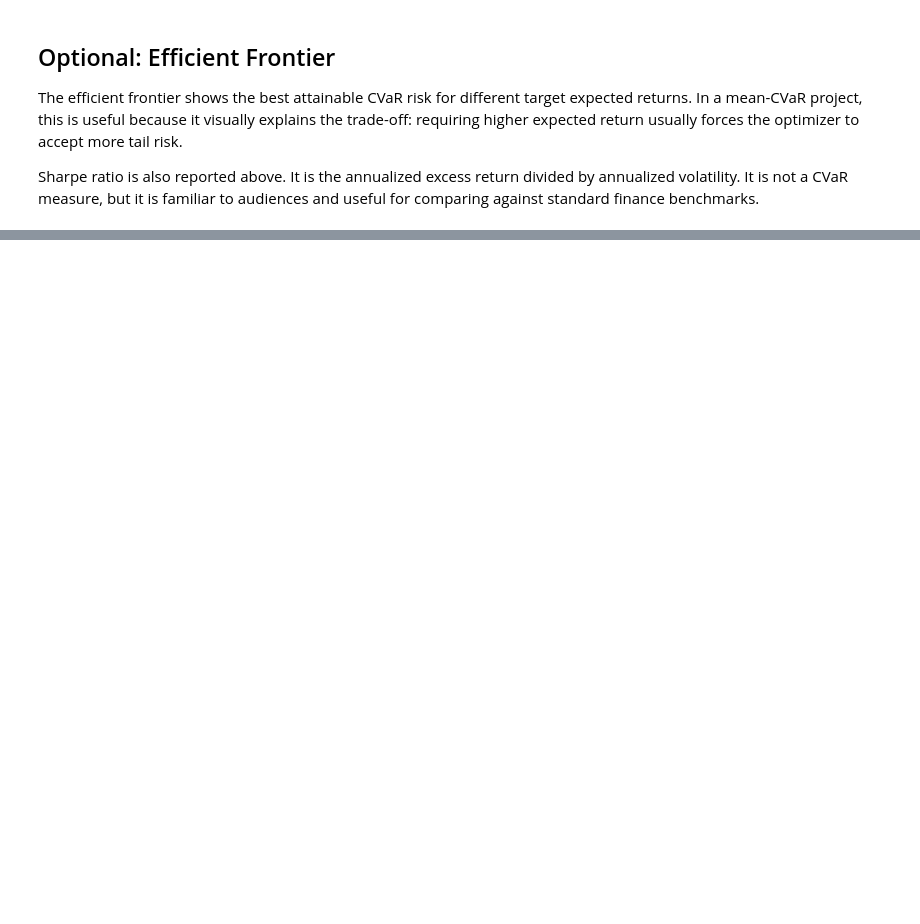
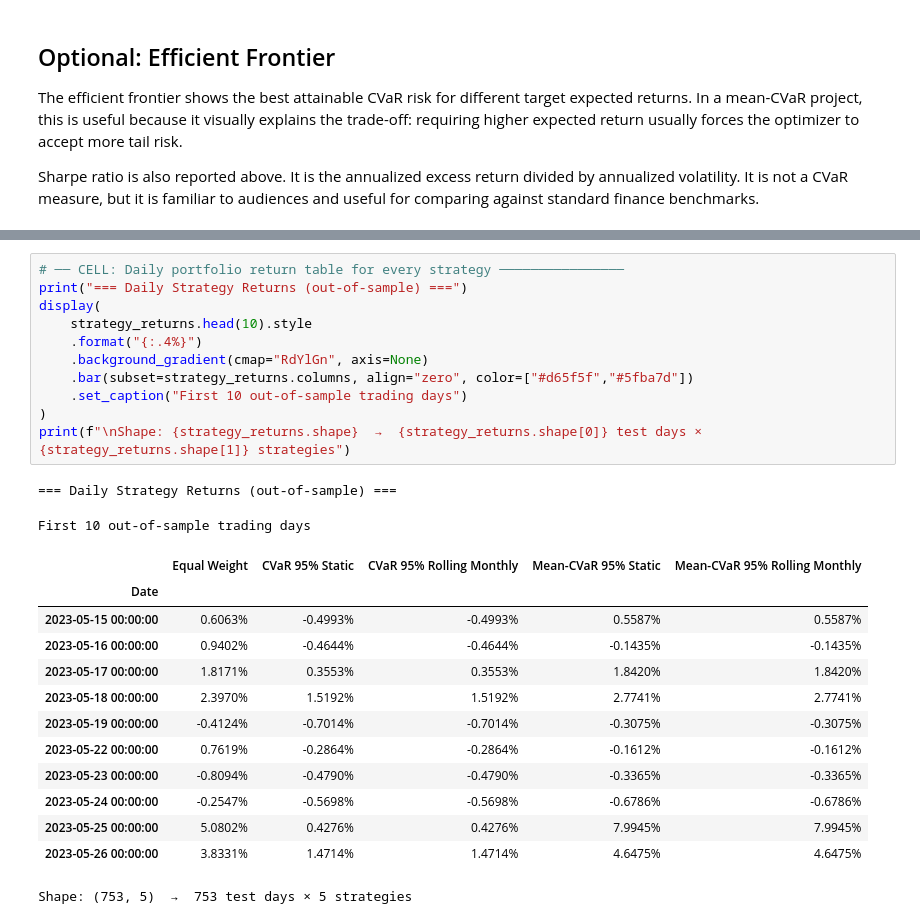
Before and after one commit to JarvisHunter/optimization_final_project, a Jupyter notebook: task2.ipynb, the cells around one changed output, grey strips where cells are left out. Drawn from its saved outputs; the diff is of its cells as text; blank space fills up the shorter version.

```diff
--- a/task2.ipynb
+++ b/task2.ipynb
@@ -917,0 +1090,27 @@ display(frontier[["target_annual_return", "daily_cvar_loss"]].style.format("{:.2
+# %%
+# ── CELL: Daily portfolio return table for every strategy ────────────────
+print("=== Daily Strategy Returns (out-of-sample) ===")
+display(
+    strategy_returns.head(10).style
+    .format("{:.4%}")
+    .background_gradient(cmap="RdYlGn", axis=None)
+    .bar(subset=strategy_returns.columns, align="zero", color=["#d65f5f","#5fba7d"])
+    .set_caption("First 10 out-of-sample trading days")
+)
+print(f"\nShape: {strategy_returns.shape}  →  {strategy_returns.shape[0]} test days × {strategy_returns.shape[1]} strategies")
+# %% [output]
+=== Daily Strategy Returns (out-of-sample) ===
+First 10 out-of-sample trading days
+|  | Equal Weight | CVaR 95% Static | CVaR 95% Rolling Monthly | Mean-CVaR 95% Static | Mean-CVaR 95% Rolling Monthly |
+| Date |  |  |  |  |  |
+| 2023-05-15 00:00:00 | 0.6063% | -0.4993% | -0.4993% | 0.5587% | 0.5587% |
+| 2023-05-16 00:00:00 | 0.9402% | -0.4644% | -0.4644% | -0.1435% | -0.1435% |
+| 2023-05-17 00:00:00 | 1.8171% | 0.3553% | 0.3553% | 1.8420% | 1.8420% |
+| 2023-05-18 00:00:00 | 2.3970% | 1.5192% | 1.5192% | 2.7741% | 2.7741% |
+| 2023-05-19 00:00:00 | -0.4124% | -0.7014% | -0.7014% | -0.3075% | -0.3075% |
+| 2023-05-22 00:00:00 | 0.7619% | -0.2864% | -0.2864% | -0.1612% | -0.1612% |
+| 2023-05-23 00:00:00 | -0.8094% | -0.4790% | -0.4790% | -0.3365% | -0.3365% |
+| 2023-05-24 00:00:00 | -0.2547% | -0.5698% | -0.5698% | -0.6786% | -0.6786% |
+| 2023-05-25 00:00:00 | 5.0802% | 0.4276% | 0.4276% | 7.9945% | 7.9945% |
+| 2023-05-26 00:00:00 | 3.8331% | 1.4714% | 1.4714% | 4.6475% | 4.6475% |
+Shape: (753, 5)  →  753 test days × 5 strategies
```
Also changed, not shown: parts of 20 cells of this notebook, 13 other files.
